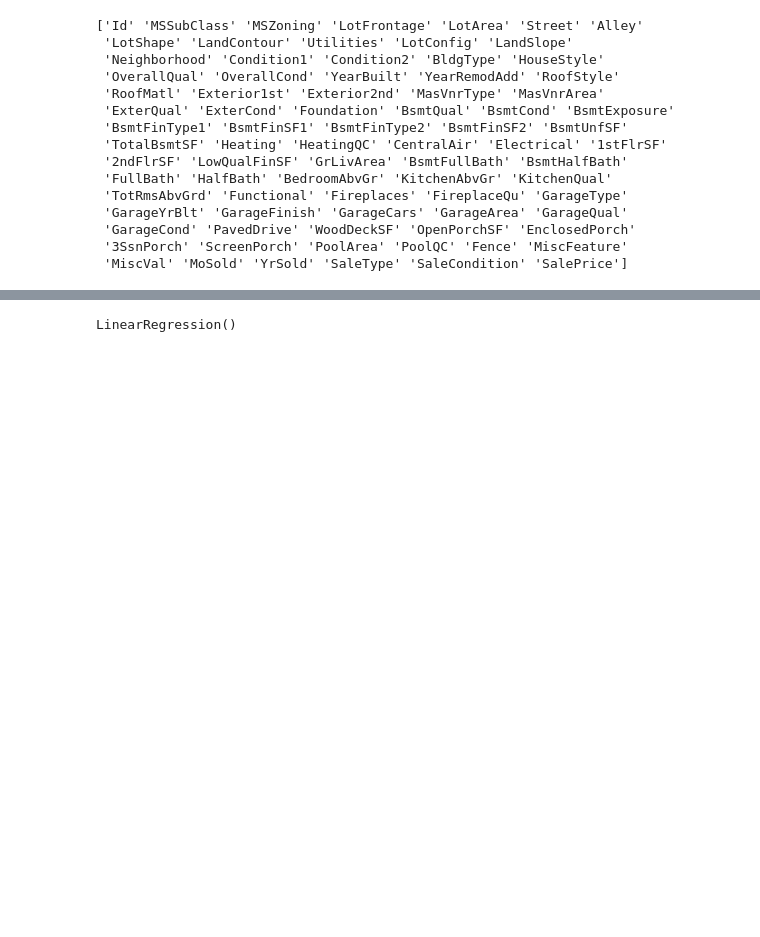
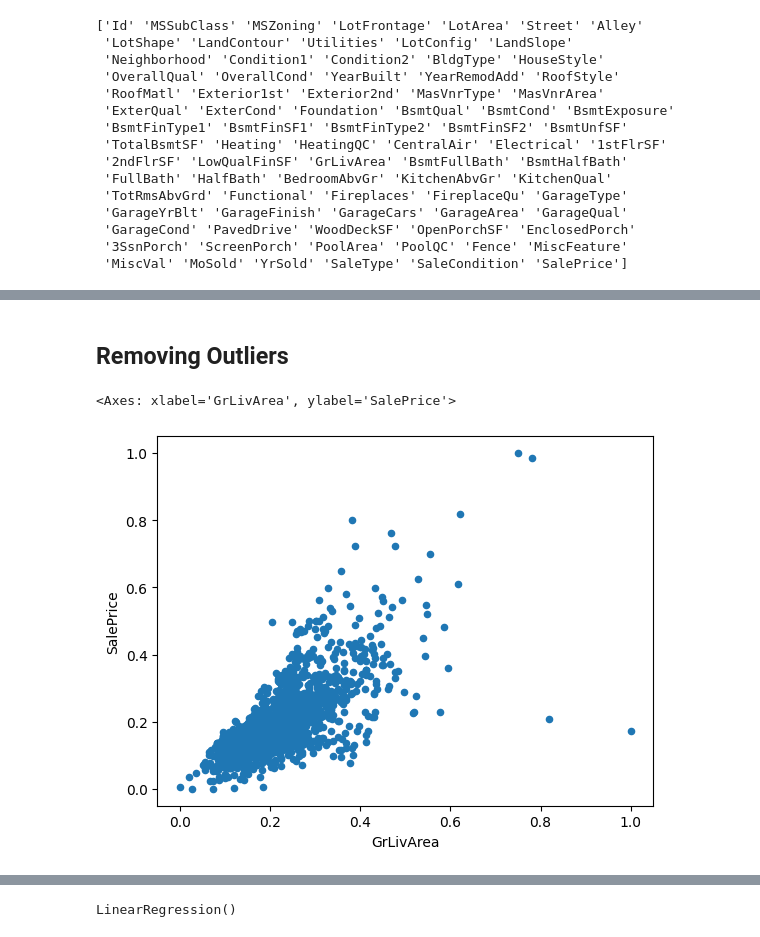
Before and after one commit to Pxldi/ml, a Jupyter notebook: kaggle/house_prices/house_prices.ipynb, the cells around one changed output, grey strips where cells are left out. Drawn from its saved outputs; the diff is of its cells as text; code cells hidden in the pictures; blank space fills up the shorter version.

Commit message:
house_prices: improve preprocessing + model

```diff
--- a/kaggle/house_prices/house_prices.ipynb
+++ b/kaggle/house_prices/house_prices.ipynb
@@ -207,0 +252,17 @@ for data in [train, test]:
+# %%
+# now we check what we should fix on the other columns
+left_to_fix = test.isna().sum()[test.isna().sum() > 1].sort_values(ascending=False)
+print(left_to_fix)
+
+print(test[list_to_zero[0]].median())
+print(test[list_to_zero[1]].min())
+
+test[list_to_zero[0]].fillna(test[list_to_zero[0]].median(), inplace=True)
+test[list_to_zero[1]].fillna(test[list_to_zero[1]].min(), inplace=True)
+test[list_to_zero[2]].fillna(0, inplace=True)
+
+test['MSZoning'].fillna(test['MSZoning'].mode()[0], inplace=True)
+test['Utilities'].fillna(test['Utilities'].mode()[0], inplace=True)
+test['BsmtFullBath'].fillna(test['BsmtFullBath'].mode()[0], inplace=True)
+test['BsmtHalfBath'].fillna(test['BsmtHalfBath'].mode()[0], inplace=True)
+test['Functional'].fillna(test['Functional'].mode()[0], inplace=True)
@@ -207,0 +297,6 @@ for data in [train, test]:
+# %%
+combined = pd.concat([train, test], sort=False)
+combined_one_hot = pd.get_dummies(combined, columns=combined.select_dtypes(include=['object']).columns)
+train_one_hot = combined_one_hot.iloc[:len(train)]
+test_one_hot = combined_one_hot.iloc[len(train):]
+test_one_hot[:5]
@@ -207,0 +321,7 @@ for data in [train, test]:
+# %%
+for col in ['BsmtFinSF1', 'BsmtFinSF2', 'BsmtUnfSF', 'TotalBsmtSF', 'GarageCars', 'GarageArea']:
+    median_val = train[col].median()
+    test_one_hot.loc[:, col] = test_one_hot[col].fillna(median_val)
+
+null_columns = test_one_hot.columns[test_one_hot.isnull().any()]
+print("Columns with null values:", null_columns.tolist())
@@ -207,0 +337,9 @@ for data in [train, test]:
+# %%
+from sklearn.preprocessing import MinMaxScaler
+
+scalers_d = {}
+# take the whole column each time
+for col in train_one_hot.select_dtypes(include=['int64', 'float64']).columns:
+    scaler = MinMaxScaler()
+    train_one_hot[col] = scaler.fit_transform(train_one_hot[[col]])
+    scalers_d[col] = scaler
@@ -207,0 +403,7 @@ for data in [train, test]:
+# %% [markdown]
+## Removing Outliers
+# %%
+train_one_hot.plot.scatter(x='GrLivArea', y='SalePrice')
+# %% [output]
+<Axes: xlabel='GrLivArea', ylabel='SalePrice'>
+[figure, added]
```
Also changed, not shown: parts of 91 cells of this notebook, 1 other file.
